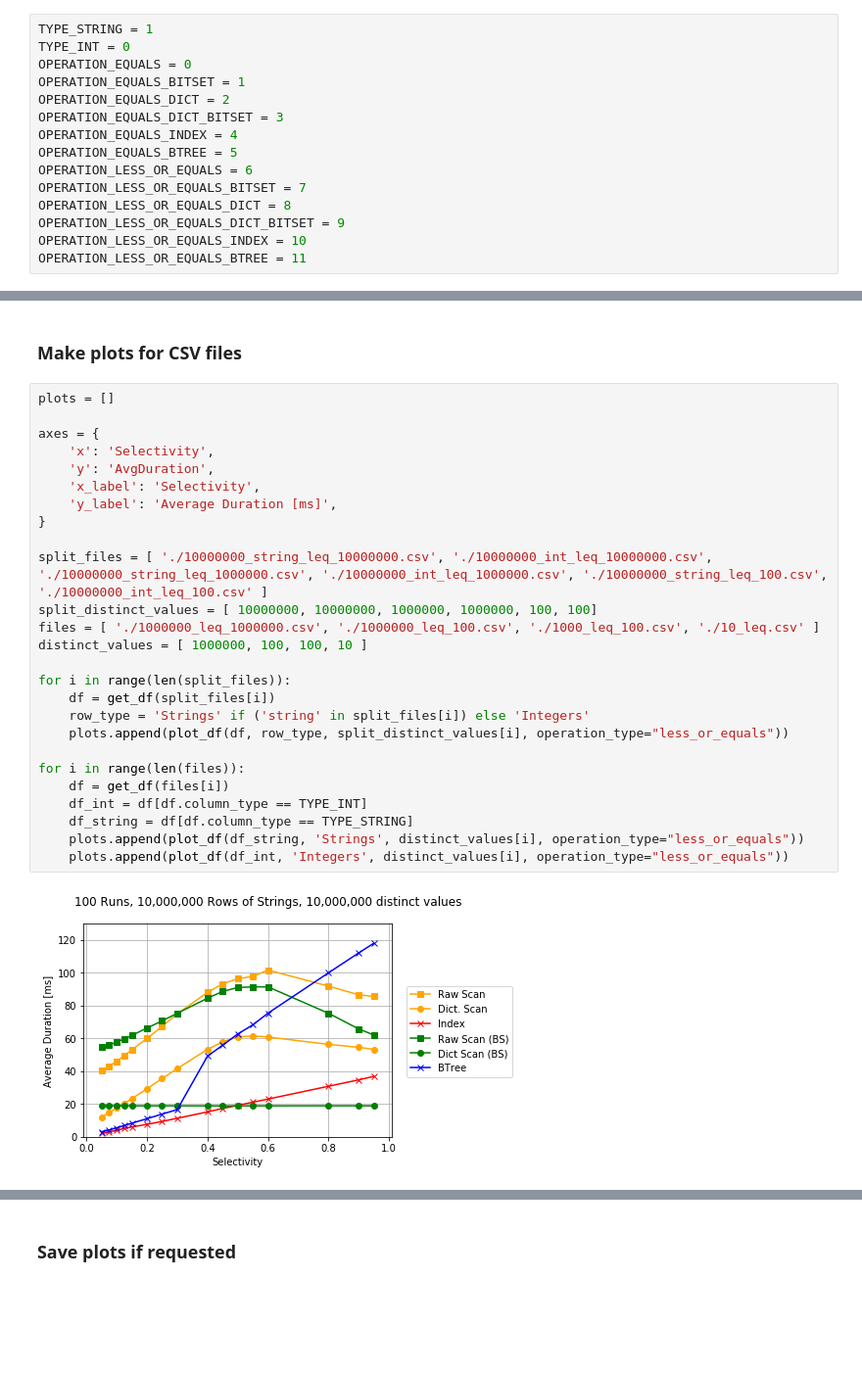
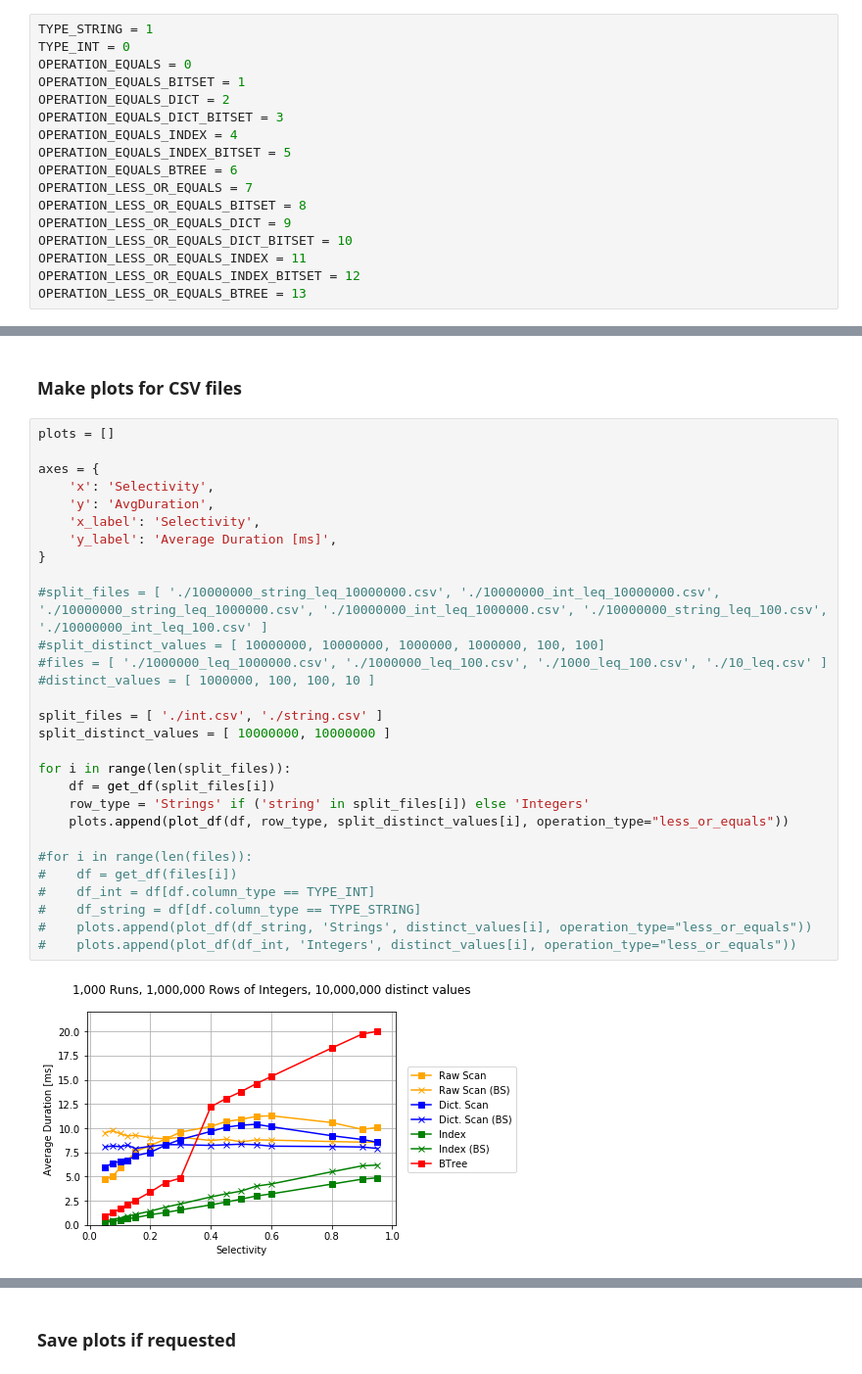
Before and after one commit to d-justen/index-vs-scan, a Jupyter notebook: visualization/result_visualization.ipynb, the cells around one changed output, grey strips where cells are left out. Shown at 98% size. Drawn from its saved outputs; the diff is of its cells as text; blank space fills up the shorter version.

Commit message:
update visualization for bitset index

```diff
--- a/visualization/result_visualization.ipynb
+++ b/visualization/result_visualization.ipynb
@@ -14,13 +14,15 @@ OPERATION_EQUALS_BITSET = 1
 OPERATION_EQUALS_DICT = 2
 OPERATION_EQUALS_DICT_BITSET = 3
 OPERATION_EQUALS_INDEX = 4
-OPERATION_EQUALS_BTREE = 5
-OPERATION_LESS_OR_EQUALS = 6
-OPERATION_LESS_OR_EQUALS_BITSET = 7
-OPERATION_LESS_OR_EQUALS_DICT = 8
-OPERATION_LESS_OR_EQUALS_DICT_BITSET = 9
-OPERATION_LESS_OR_EQUALS_INDEX = 10
-OPERATION_LESS_OR_EQUALS_BTREE = 11
+OPERATION_EQUALS_INDEX_BITSET = 5
+OPERATION_EQUALS_BTREE = 6
+OPERATION_LESS_OR_EQUALS = 7
+OPERATION_LESS_OR_EQUALS_BITSET = 8
+OPERATION_LESS_OR_EQUALS_DICT = 9
+OPERATION_LESS_OR_EQUALS_DICT_BITSET = 10
+OPERATION_LESS_OR_EQUALS_INDEX = 11
+OPERATION_LESS_OR_EQUALS_INDEX_BITSET = 12
+OPERATION_LESS_OR_EQUALS_BTREE = 13
 # %% [markdown]
 ### Define functions for scatter plots
 # %%
@@ -128,28 +135,31 @@ def plot_df(dataframe, column_type, distinct_values, operation_type="equals"):
 # %%
 plots = []
 
 axes = {
     'x': 'Selectivity',
     'y': 'AvgDuration',
     'x_label': 'Selectivity',
     'y_label': 'Average Duration [ms]',
 }
 
-split_files = [ './10000000_string_leq_10000000.csv', './10000000_int_leq_10000000.csv', './10000000_string_leq_1000000.csv', './10000000_int_leq_1000000.csv', './10000000_string_leq_100.csv', './10000000_int_leq_100.csv' ]
-split_distinct_values = [ 10000000, 10000000, 1000000, 1000000, 100, 100]
-files = [ './1000000_leq_1000000.csv', './1000000_leq_100.csv', './1000_leq_100.csv', './10_leq.csv' ]
-distinct_values = [ 1000000, 100, 100, 10 ]
+#split_files = [ './10000000_string_leq_10000000.csv', './10000000_int_leq_10000000.csv', './10000000_string_leq_1000000.csv', './10000000_int_leq_1000000.csv', './10000000_string_leq_100.csv', './10000000_int_leq_100.csv' ]
+#split_distinct_values = [ 10000000, 10000000, 1000000, 1000000, 100, 100]
+#files = [ './1000000_leq_1000000.csv', './1000000_leq_100.csv', './1000_leq_100.csv', './10_leq.csv' ]
+#distinct_values = [ 1000000, 100, 100, 10 ]
+
+split_files = [ './int.csv', './string.csv' ]
+split_distinct_values = [ 10000000, 10000000 ]
 
 for i in range(len(split_files)):
     df = get_df(split_files[i])
     row_type = 'Strings' if ('string' in split_files[i]) else 'Integers'
     plots.append(plot_df(df, row_type, split_distinct_values[i], operation_type="less_or_equals"))
 
-for i in range(len(files)):
-    df = get_df(files[i])
-    df_int = df[df.column_type == TYPE_INT]
-    df_string = df[df.column_type == TYPE_STRING]
-    plots.append(plot_df(df_string, 'Strings', distinct_values[i], operation_type="less_or_equals"))
-    plots.append(plot_df(df_int, 'Integers', distinct_values[i], operation_type="less_or_equals"))
+#for i in range(len(files)):
+#    df = get_df(files[i])
+#    df_int = df[df.column_type == TYPE_INT]
+#    df_string = df[df.column_type == TYPE_STRING]
+#    plots.append(plot_df(df_string, 'Strings', distinct_values[i], operation_type="less_or_equals"))
+#    plots.append(plot_df(df_int, 'Integers', distinct_values[i], operation_type="less_or_equals"))
 # %% [output]
-[figure, old version]
+[figure, new version]
```
Also changed, not shown: parts of 3 cells of this notebook.
